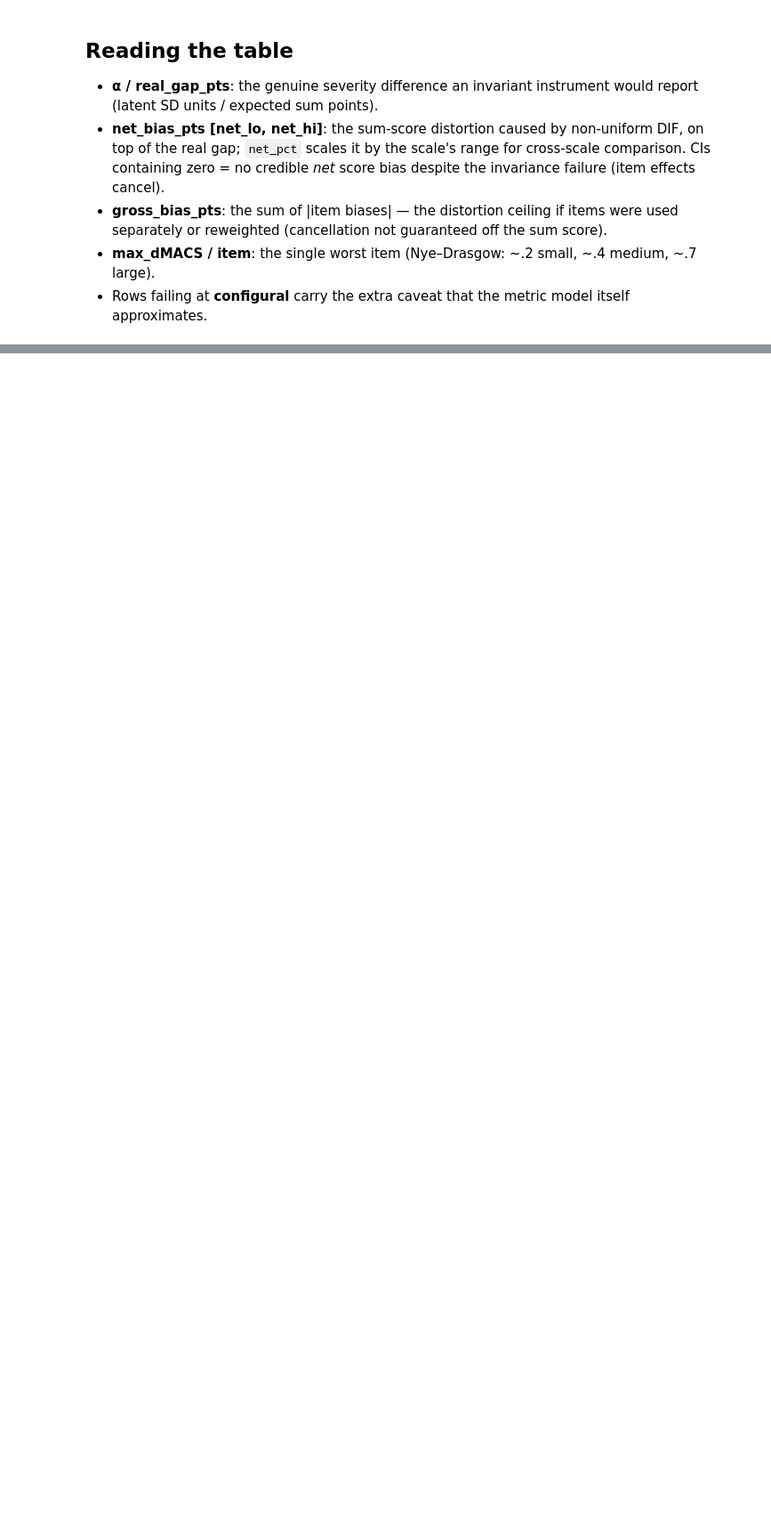
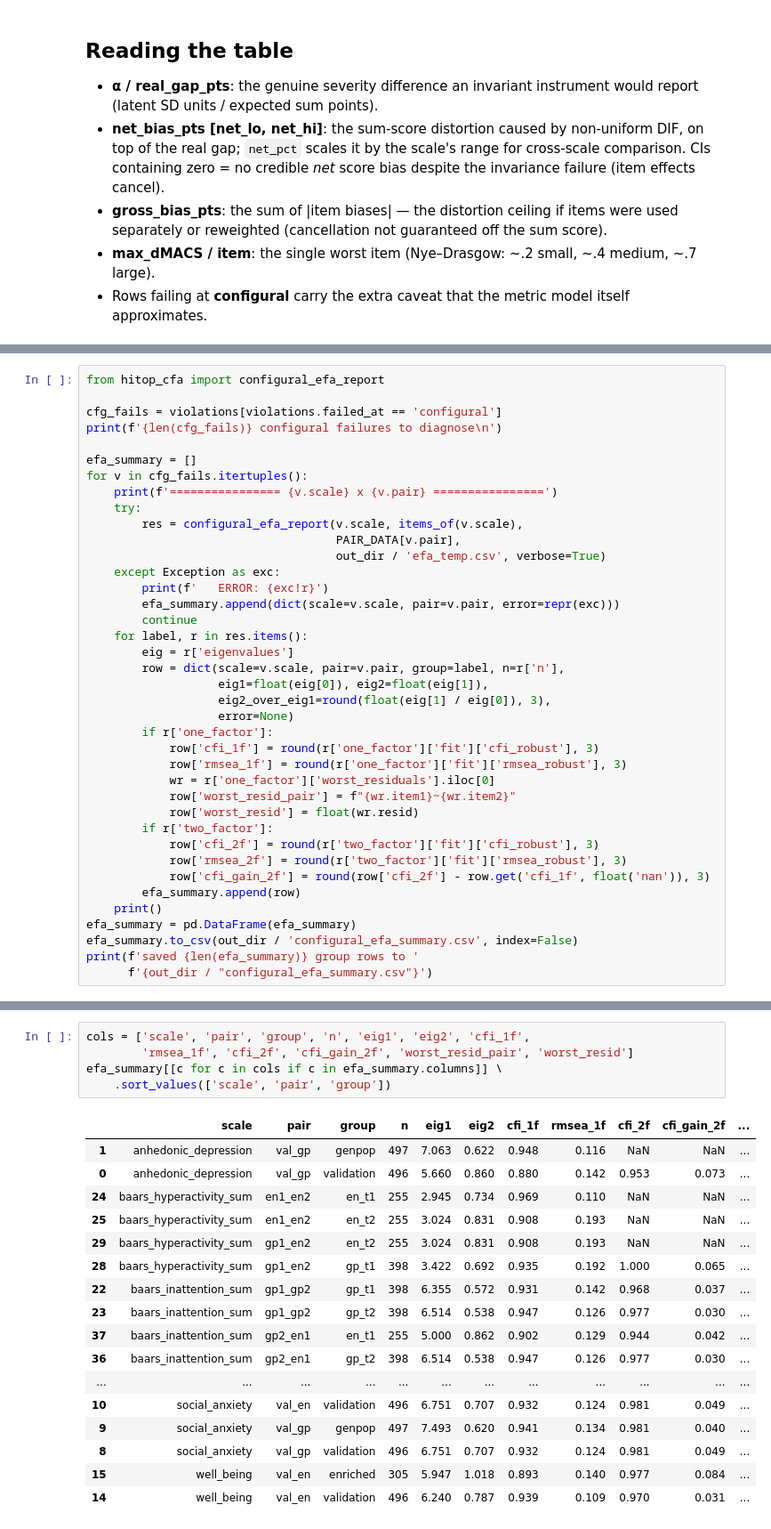
Before and after one commit to Shotgunosine/HiTOP, a Jupyter notebook: notebooks/NB_invariance_effect_sizes.ipynb, the cells around one changed output, grey strips where cells are left out. Shown at 89% size. Saved outputs shown, nothing was run; the diff lists cells and outputs as text; blank space fills up the shorter version.

```diff
--- a/notebooks/NB_invariance_effect_sizes.ipynb
+++ b/notebooks/NB_invariance_effect_sizes.ipynb
@@ -272,0 +279,39 @@ fig.tight_layout()
+# %%
+from hitop_cfa import configural_efa_report
+
+cfg_fails = violations[violations.failed_at == 'configural']
+print(f'{len(cfg_fails)} configural failures to diagnose\n')
+
+efa_summary = []
+for v in cfg_fails.itertuples():
+    print(f'================ {v.scale} x {v.pair} ================')
+    try:
+        res = configural_efa_report(v.scale, items_of(v.scale),
+                                    PAIR_DATA[v.pair],
+                                    out_dir / 'efa_temp.csv', verbose=True)
+    except Exception as exc:
+        print(f'   ERROR: {exc!r}')
+        efa_summary.append(dict(scale=v.scale, pair=v.pair, error=repr(exc)))
+        continue
+    for label, r in res.items():
+        eig = r['eigenvalues']
+        row = dict(scale=v.scale, pair=v.pair, group=label, n=r['n'],
+                   eig1=float(eig[0]), eig2=float(eig[1]),
+                   eig2_over_eig1=round(float(eig[1] / eig[0]), 3),
+                   error=None)
+        if r['one_factor']:
+            row['cfi_1f'] = round(r['one_factor']['fit']['cfi_robust'], 3)
+            row['rmsea_1f'] = round(r['one_factor']['fit']['rmsea_robust'], 3)
+            wr = r['one_factor']['worst_residuals'].iloc[0]
+            row['worst_resid_pair'] = f"{wr.item1}~{wr.item2}"
+            row['worst_resid'] = float(wr.resid)
+        if r['two_factor']:
+            row['cfi_2f'] = round(r['two_factor']['fit']['cfi_robust'], 3)
+            row['rmsea_2f'] = round(r['two_factor']['fit']['rmsea_robust'], 3)
+            row['cfi_gain_2f'] = round(row['cfi_2f'] - row.get('cfi_1f', float('nan')), 3)
+        efa_summary.append(row)
+    print()
+efa_summary = pd.DataFrame(efa_summary)
+efa_summary.to_csv(out_dir / 'configural_efa_summary.csv', index=False)
+print(f'saved {len(efa_summary)} group rows to '
+      f'{out_dir / "configural_efa_summary.csv"}')
@@ -272,0 +336,23 @@ fig.tight_layout()
+# %%
+cols = ['scale', 'pair', 'group', 'n', 'eig1', 'eig2', 'cfi_1f',
+        'rmsea_1f', 'cfi_2f', 'cfi_gain_2f', 'worst_resid_pair', 'worst_resid']
+efa_summary[[c for c in cols if c in efa_summary.columns]] \
+    .sort_values(['scale', 'pair', 'group'])
+# %% [output]
+|  | scale | pair | group | n | eig1 | eig2 | cfi_1f | rmsea_1f | cfi_2f | cfi_gain_2f | ... |
+| 1 | anhedonic_depression | val_gp | genpop | 497 | 7.063 | 0.622 | 0.948 | 0.116 | NaN | NaN | ... |
+| 0 | anhedonic_depression | val_gp | validation | 496 | 5.660 | 0.860 | 0.880 | 0.142 | 0.953 | 0.073 | ... |
+| 24 | baars_hyperactivity_sum | en1_en2 | en_t1 | 255 | 2.945 | 0.734 | 0.969 | 0.110 | NaN | NaN | ... |
+| 25 | baars_hyperactivity_sum | en1_en2 | en_t2 | 255 | 3.024 | 0.831 | 0.908 | 0.193 | NaN | NaN | ... |
+| 29 | baars_hyperactivity_sum | gp1_en2 | en_t2 | 255 | 3.024 | 0.831 | 0.908 | 0.193 | NaN | NaN | ... |
+| 28 | baars_hyperactivity_sum | gp1_en2 | gp_t1 | 398 | 3.422 | 0.692 | 0.935 | 0.192 | 1.000 | 0.065 | ... |
+| 22 | baars_inattention_sum | gp1_gp2 | gp_t1 | 398 | 6.355 | 0.572 | 0.931 | 0.142 | 0.968 | 0.037 | ... |
+| 23 | baars_inattention_sum | gp1_gp2 | gp_t2 | 398 | 6.514 | 0.538 | 0.947 | 0.126 | 0.977 | 0.030 | ... |
+| 37 | baars_inattention_sum | gp2_en1 | en_t1 | 255 | 5.000 | 0.862 | 0.902 | 0.129 | 0.944 | 0.042 | ... |
+| 36 | baars_inattention_sum | gp2_en1 | gp_t2 | 398 | 6.514 | 0.538 | 0.947 | 0.126 | 0.977 | 0.030 | ... |
+| ... | ... | ... | ... | ... | ... | ... | ... | ... | ... | ... | ... |
+| 10 | social_anxiety | val_en | validation | 496 | 6.751 | 0.707 | 0.932 | 0.124 | 0.981 | 0.049 | ... |
+| 9 | social_anxiety | val_gp | genpop | 497 | 7.493 | 0.620 | 0.941 | 0.134 | 0.981 | 0.040 | ... |
+| 8 | social_anxiety | val_gp | validation | 496 | 6.751 | 0.707 | 0.932 | 0.124 | 0.981 | 0.049 | ... |
+| 15 | well_being | val_en | enriched | 305 | 5.947 | 1.018 | 0.893 | 0.140 | 0.977 | 0.084 | ... |
+| 14 | well_being | val_en | validation | 496 | 6.240 | 0.787 | 0.939 | 0.109 | 0.970 | 0.031 | ... |
```
Also changed, not shown: parts of 4 cells of this notebook, 3 other files.
